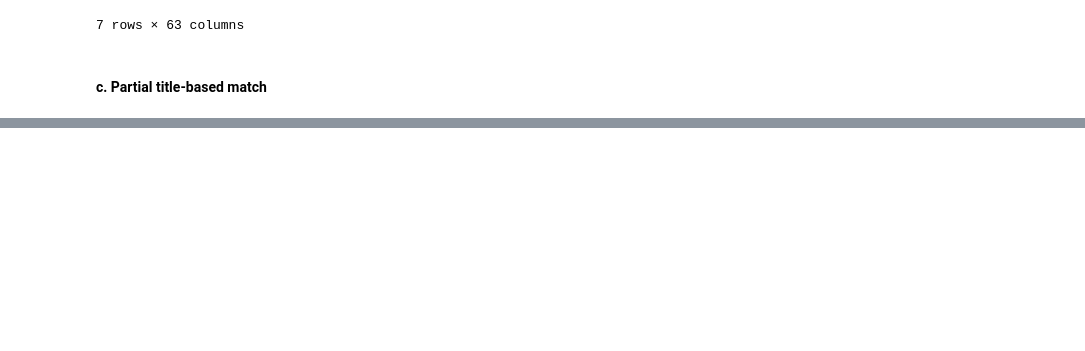
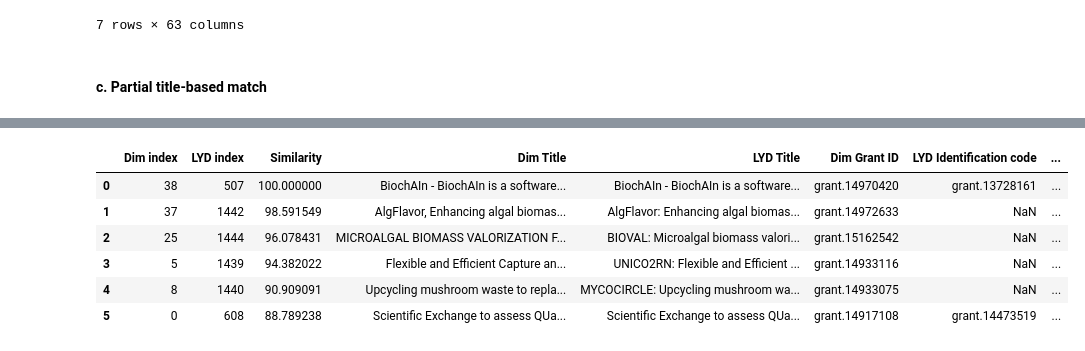
Before and after one commit to violah-fellow/SHEEP, a Jupyter notebook: Funding/grant_deduplication.ipynb, the cells around one changed output, grey strips where cells are left out. Drawn from its saved outputs; the diff is of its cells as text; code cells hidden in the pictures; blank space fills up the shorter version.

Commit message:
Funding bits

```diff
--- a/Funding/grant_deduplication.ipynb
+++ b/Funding/grant_deduplication.ipynb
@@ -493,11 +501,6 @@ Note: There is special logic for researcher names. Dimensions only has one data
 # Work on a copy so grants_tracker_data stays unchanged for inspection/comparison
 grants_tracker_data_edited = grants_tracker_data.copy()
 
-# Rename Gov't → Gov to avoid quoting issues when referencing these columns in code
-grants_tracker_data_edited = grants_tracker_data_edited.rename(columns={
-    "INT_Gov't contribution (actual currency)": 'INT_Gov contribution (actual currency)',
-    "EXT_Gov't contribution (USD)":             'EXT_Gov contribution (USD)',
-})
 
 # Mapping: dimensions_data column → grants_tracker_data column (gap-fill only, no overwrites)
 gt_col_map = {
@@ -580,6 +583,8 @@ dimensions_data = dimensions_data[
 ].reset_index(drop=True)
 after = len(dimensions_data)
 
+### 22 grants matched and removed from Dimensions data - same as Stella ###
+
 print(f"Matched {len(gt_matched_ids)} grants with grants_tracker_data")
 print(f"Filled {gt_cells_filled} missing values across {len(gt_changed_indices)} rows")
 print(f"Removed {before - after} rows from dimensions_data ({after} remaining)")
@@ -673,6 +672,12 @@ gt_lyd_col_map = {
     'EXT_Date added':                         'Date added',
     'EXT_Last modified':                      'Last modified',
     'EXT_Years project starts':               'Year project started',
+    'INT_GFI grantee?':                       'GFI grantee',
+    'INT_GFI Los?':                           'GFI LOS',
+    'INT_Link to Los':                        'Link to LOS',
+    'INT_GFI partner?':                       'GFI partner',
+    'INT_Tier':                               'Tier'
+
 }
 
 # Funding columns where a 0 value is treated as missing and can be overwritten
@@ -1113,0 +1266,61 @@ partial_changes_view
+# %%
+### Find partial title matches between dimensions_data and last_year_data_edited ###
+# Uses rapidfuzz token_sort_ratio on 'Title translated' vs last_year_data 'Title'.
+
+try:
+    from rapidfuzz import fuzz as _rfuzz
+except ImportError:
+    raise ImportError("rapidfuzz not found - run: conda install -c conda-forge rapidfuzz")
+
+DIM_SIMILARITY_THRESHOLD = 85  # 0-100; raise to tighten, lower to surface more candidates
+
+# Pre-build the LYD title list once
+lyd_dim_partial_list = [
+    (idx, _norm_partial(val))
+    for idx, val in last_year_data_edited['Title'].items()
+    if not _is_empty(val)
+]
+
+dim_partial_match_rows = []
+
+for dim_idx, dim_row in dimensions_data.iterrows():
+    dim_norm = _norm_partial(dim_row.get('Title translated'))
+    if not dim_norm:
+        continue
+    for lyd_idx, lyd_norm in lyd_dim_partial_list:
+        score = _rfuzz.token_sort_ratio(dim_norm, lyd_norm)
+        if score >= DIM_SIMILARITY_THRESHOLD:
+            dim_partial_match_rows.append({
+                'Dim index':               dim_idx,
+                'LYD index':               lyd_idx,
+                'Similarity':              score,
+                'Dim Title':               dim_row.get('Title translated'),
+                'LYD Title':               last_year_data_edited.at[lyd_idx, 'Title'],
+                'Dim Grant ID':            dim_row.get('Grant ID'),
+                'LYD Identification code': last_year_data_edited.at[lyd_idx, 'Identification code'],
+                'Dim Funder':              dim_row.get('Funder'),
+                'LYD Funder':              last_year_data_edited.at[lyd_idx, 'Funder name'],
+                'Dim Total (USD)':         dim_row.get('Funding amount in USD'),
+                'LYD Total (USD)':         last_year_data_edited.at[lyd_idx, 'Total amount (USD)'],
+                'Dim Start date':          dim_row.get('Start date'),
+                'LYD Start date':          last_year_data_edited.at[lyd_idx, 'Project start date'],
+                'Dim End Year':            dim_row.get('End Year'),
+                'LYD End date':            last_year_data_edited.at[lyd_idx, 'End date'],
+            })
+
+dim_partial_matches_df = pd.DataFrame(dim_partial_match_rows).sort_values('Similarity', ascending=False).reset_index(drop=True)
+
+unique_dim_p = dim_partial_matches_df['Dim index'].nunique() if len(dim_partial_matches_df) else 0
+print(f"{len(dim_partial_matches_df)} (Dim, LYD) pairs found at threshold {DIM_SIMILARITY_THRESHOLD} -> {unique_dim_p} unique Dimensions rows will be removed")
+
+multi_p = dim_partial_matches_df[dim_partial_matches_df.duplicated('Dim index', keep=False)]
+if len(multi_p):
+    print(f"\nNote: {multi_p['Dim index'].nunique()} Dimensions row(s) match multiple LYD rows:")
+    print(multi_p[['Dim index', 'LYD index', 'Similarity', 'Dim Title', 'LYD Title']].to_string(index=False))
+
+### I only got 6 partial matches while Stella got 73 ###
+
+dim_partial_matches_df.to_excel("1_deduplication/data_changes/dim_partial_title_matches_review.xlsx", index=False)
+print("Saved -> 1_deduplication/data_changes/dim_partial_title_matches_review.xlsx")
+dim_partial_matches_df
+# %% [output]
@@ -1113,0 +1329,7 @@ partial_changes_view
+|  | Dim index | LYD index | Similarity | Dim Title | LYD Title | Dim Grant ID | LYD Identification code | ... |
+| 0 | 38 | 507 | 100.000000 | BiochAIn - BiochAIn is a software... | BiochAIn - BiochAIn is a software... | grant.14970420 | grant.13728161 | ... |
+| 1 | 37 | 1442 | 98.591549 | AlgFlavor, Enhancing algal biomas... | AlgFlavor: Enhancing algal biomas... | grant.14972633 | NaN | ... |
+| 2 | 25 | 1444 | 96.078431 | MICROALGAL BIOMASS VALORIZATION F... | BIOVAL: Microalgal biomass valori... | grant.15162542 | NaN | ... |
+| 3 | 5 | 1439 | 94.382022 | Flexible and Efficient Capture an... | UNICO2RN: Flexible and Efficient ... | grant.14933116 | NaN | ... |
+| 4 | 8 | 1440 | 90.909091 | Upcycling mushroom waste to repla... | MYCOCIRCLE: Upcycling mushroom wa... | grant.14933075 | NaN | ... |
+| 5 | 0 | 608 | 88.789238 | Scientific Exchange to assess QUa... | Scientific Exchange to assess QUa... | grant.14917108 | grant.14473519 | ... |
```
Also changed, not shown: parts of 23 cells of this notebook, 6 other files.
